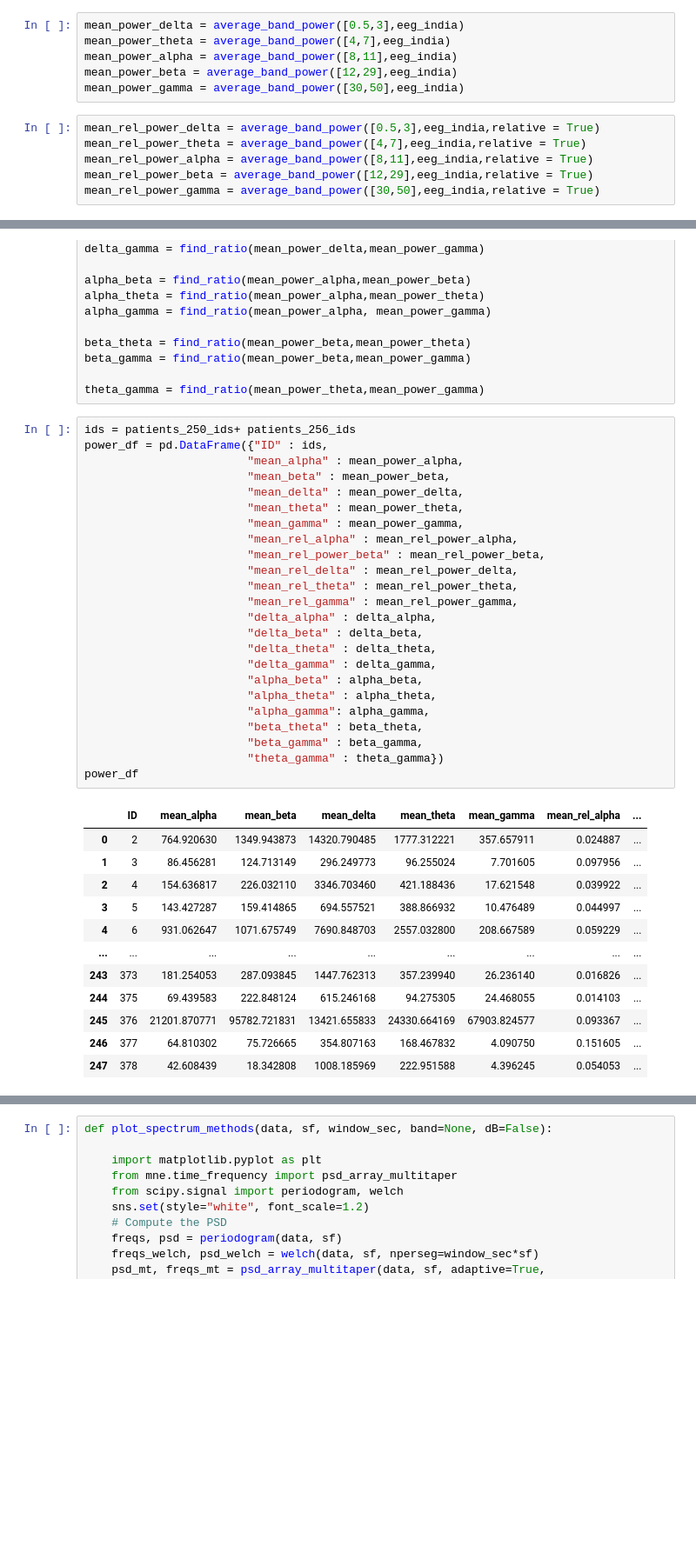
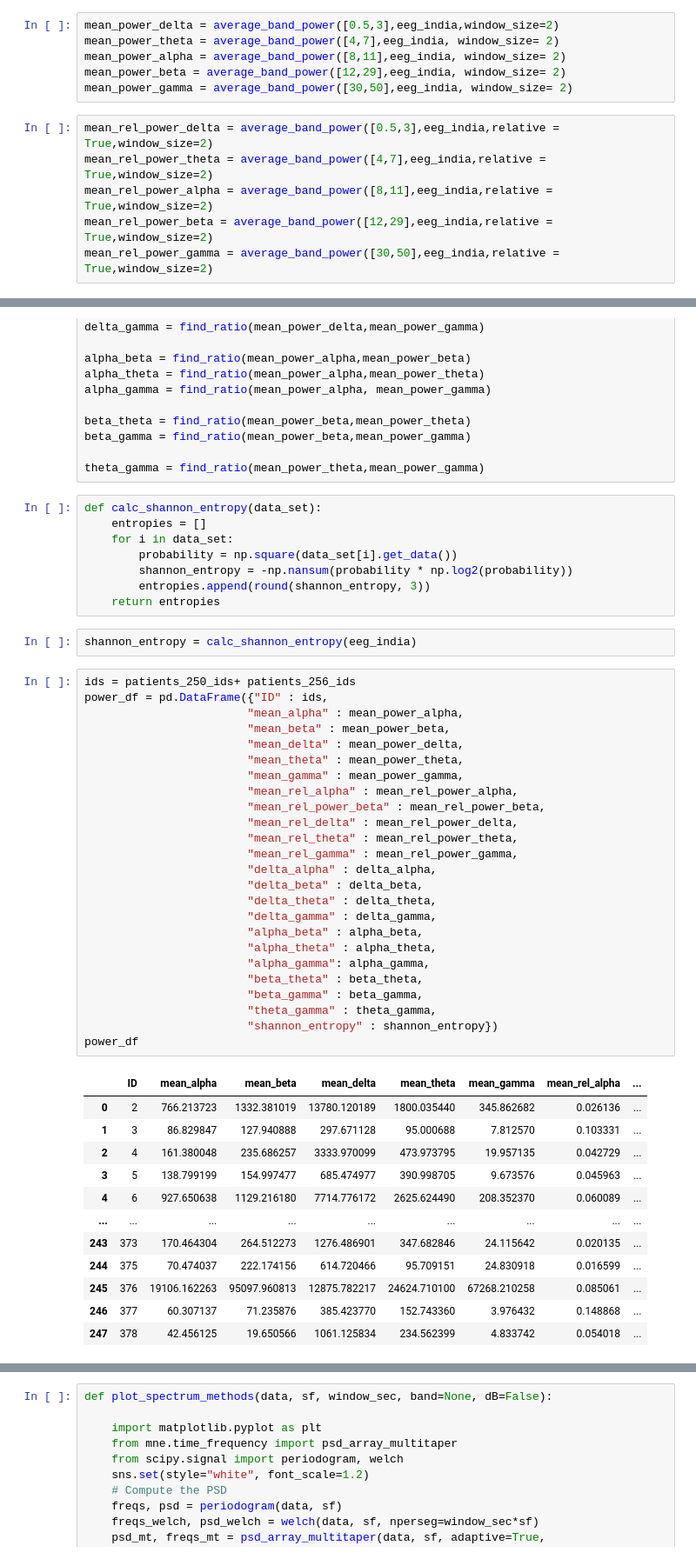
Before and after one commit to elifozkn/EEG-Burst-Suppression-Analysis, a Jupyter notebook: EEG-BS.ipynb, the cells around one changed output, grey strips where cells are left out. Shown at 87% size. Saved outputs shown, nothing was run; the diff lists cells and outputs as text; blank space fills up the shorter version.

```diff
--- a/EEG-BS.ipynb
+++ b/EEG-BS.ipynb
@@ -246,17 +229,17 @@ def average_band_power(band, eeg_array,relative = False,window_size = 2):
         mean_bps.append(mean)
     return mean_bps
 # %%
-mean_power_delta = average_band_power([0.5,3],eeg_india)
-mean_power_theta = average_band_power([4,7],eeg_india)
-mean_power_alpha = average_band_power([8,11],eeg_india)
-mean_power_beta = average_band_power([12,29],eeg_india)
-mean_power_gamma = average_band_power([30,50],eeg_india)
+mean_power_delta = average_band_power([0.5,3],eeg_india,window_size=2)
+mean_power_theta = average_band_power([4,7],eeg_india, window_size= 2)
+mean_power_alpha = average_band_power([8,11],eeg_india, window_size= 2)
+mean_power_beta = average_band_power([12,29],eeg_india, window_size= 2)
+mean_power_gamma = average_band_power([30,50],eeg_india, window_size= 2)
 # %%
-mean_rel_power_delta = average_band_power([0.5,3],eeg_india,relative = True)
-mean_rel_power_theta = average_band_power([4,7],eeg_india,relative = True)
-mean_rel_power_alpha = average_band_power([8,11],eeg_india,relative = True)
-mean_rel_power_beta = average_band_power([12,29],eeg_india,relative = True)
-mean_rel_power_gamma = average_band_power([30,50],eeg_india,relative = True)
+mean_rel_power_delta = average_band_power([0.5,3],eeg_india,relative = True,window_size=2)
+mean_rel_power_theta = average_band_power([4,7],eeg_india,relative = True,window_size=2)
+mean_rel_power_alpha = average_band_power([8,11],eeg_india,relative = True,window_size=2)
+mean_rel_power_beta = average_band_power([12,29],eeg_india,relative = True,window_size=2)
+mean_rel_power_gamma = average_band_power([30,50],eeg_india,relative = True,window_size=2)
 # %%
 def find_ratio(band1, band2):
     ratio_array = []
@@ -278,40 +261,51 @@ beta_theta = find_ratio(mean_power_beta,mean_power_theta)
 beta_gamma = find_ratio(mean_power_beta,mean_power_gamma)
 
 theta_gamma = find_ratio(mean_power_theta,mean_power_gamma)
+# %%
+def calc_shannon_entropy(data_set):
+    entropies = []
+    for i in data_set:
+        probability = np.square(data_set[i].get_data())
+        shannon_entropy = -np.nansum(probability * np.log2(probability))
+        entropies.append(round(shannon_entropy, 3))
+    return entropies
+# %%
+shannon_entropy = calc_shannon_entropy(eeg_india)
 # %%
 ids = patients_250_ids+ patients_256_ids
 power_df = pd.DataFrame({"ID" : ids,
                         "mean_alpha" : mean_power_alpha,
                         "mean_beta" : mean_power_beta,
                         "mean_delta" : mean_power_delta,
                         "mean_theta" : mean_power_theta,
                         "mean_gamma" : mean_power_gamma,
                         "mean_rel_alpha" : mean_rel_power_alpha,
                         "mean_rel_power_beta" : mean_rel_power_beta,
                         "mean_rel_delta" : mean_rel_power_delta,
                         "mean_rel_theta" : mean_rel_power_theta,
                         "mean_rel_gamma" : mean_rel_power_gamma,
                         "delta_alpha" : delta_alpha,
                         "delta_beta" : delta_beta,
                         "delta_theta" : delta_theta,
                         "delta_gamma" : delta_gamma,
                         "alpha_beta" : alpha_beta,
                         "alpha_theta" : alpha_theta,
                         "alpha_gamma": alpha_gamma,
                         "beta_theta" : beta_theta,
                         "beta_gamma" : beta_gamma,
-                        "theta_gamma" : theta_gamma})
+                        "theta_gamma" : theta_gamma,
+                        "shannon_entropy" : shannon_entropy})
 power_df
 # %% [output]
 |  | ID | mean_alpha | mean_beta | mean_delta | mean_theta | mean_gamma | mean_rel_alpha | ... |
-| 0 | 2 | 764.920630 | 1349.943873 | 14320.790485 | 1777.312221 | 357.657911 | 0.024887 | ... |
-| 1 | 3 | 86.456281 | 124.713149 | 296.249773 | 96.255024 | 7.701605 | 0.097956 | ... |
-| 2 | 4 | 154.636817 | 226.032110 | 3346.703460 | 421.188436 | 17.621548 | 0.039922 | ... |
-| 3 | 5 | 143.427287 | 159.414865 | 694.557521 | 388.866932 | 10.476489 | 0.044997 | ... |
-| 4 | 6 | 931.062647 | 1071.675749 | 7690.848703 | 2557.032800 | 208.667589 | 0.059229 | ... |
+| 0 | 2 | 766.213723 | 1332.381019 | 13780.120189 | 1800.035440 | 345.862682 | 0.026136 | ... |
+| 1 | 3 | 86.829847 | 127.940888 | 297.671128 | 95.000688 | 7.812570 | 0.103331 | ... |
+| 2 | 4 | 161.380048 | 235.686257 | 3333.970099 | 473.973795 | 19.957135 | 0.042729 | ... |
+| 3 | 5 | 138.799199 | 154.997477 | 685.474977 | 390.998705 | 9.673576 | 0.045963 | ... |
+| 4 | 6 | 927.650638 | 1129.216180 | 7714.776172 | 2625.624490 | 208.352370 | 0.060089 | ... |
 | ... | ... | ... | ... | ... | ... | ... | ... | ... |
-| 243 | 373 | 181.254053 | 287.093845 | 1447.762313 | 357.239940 | 26.236140 | 0.016826 | ... |
-| 244 | 375 | 69.439583 | 222.848124 | 615.246168 | 94.275305 | 24.468055 | 0.014103 | ... |
-| 245 | 376 | 21201.870771 | 95782.721831 | 13421.655833 | 24330.664169 | 67903.824577 | 0.093367 | ... |
-| 246 | 377 | 64.810302 | 75.726665 | 354.807163 | 168.467832 | 4.090750 | 0.151605 | ... |
-| 247 | 378 | 42.608439 | 18.342808 | 1008.185969 | 222.951588 | 4.396245 | 0.054053 | ... |
+| 243 | 373 | 170.464304 | 264.512273 | 1276.486901 | 347.682846 | 24.115642 | 0.020135 | ... |
+| 244 | 375 | 70.474037 | 222.174156 | 614.720466 | 95.709151 | 24.830918 | 0.016599 | ... |
+| 245 | 376 | 19106.162263 | 95097.960813 | 12875.782217 | 24624.710100 | 67268.210258 | 0.085061 | ... |
+| 246 | 377 | 60.307137 | 71.235876 | 385.423770 | 152.743360 | 3.976432 | 0.148868 | ... |
+| 247 | 378 | 42.456125 | 19.650566 | 1061.125834 | 234.562399 | 4.833742 | 0.054018 | ... |
```
Also changed, not shown: parts of 39 cells of this notebook.
